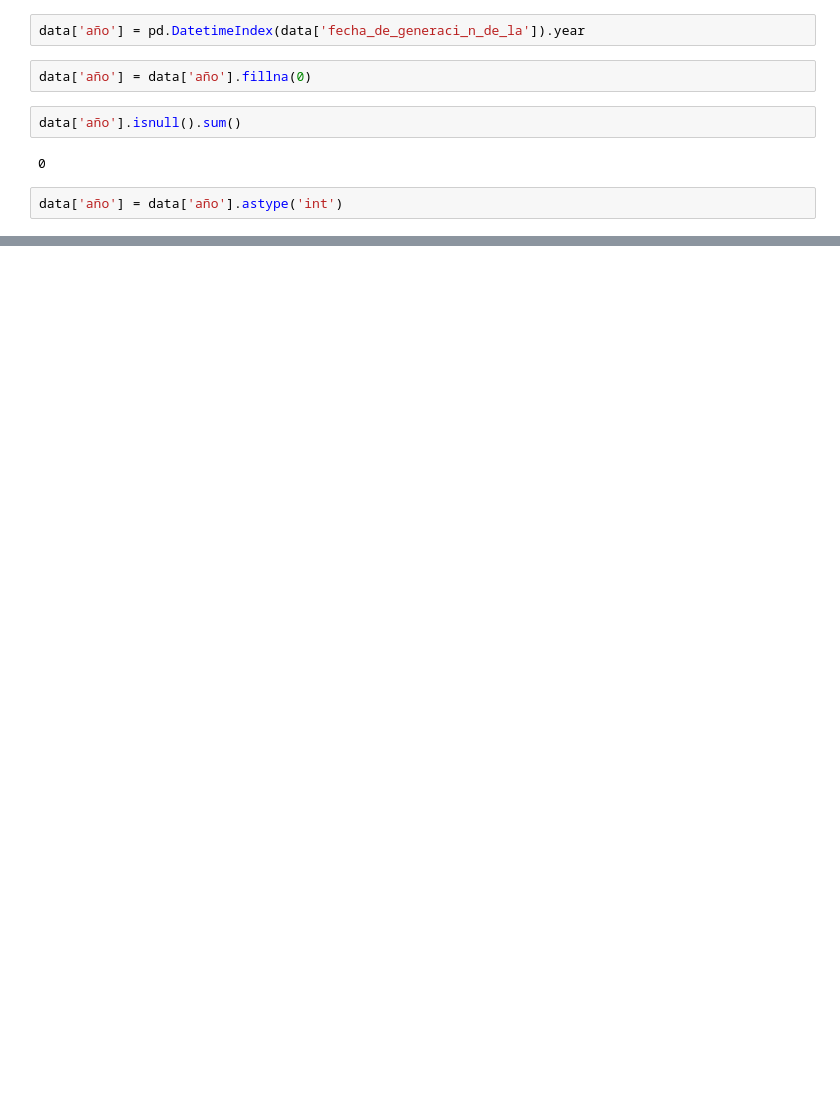
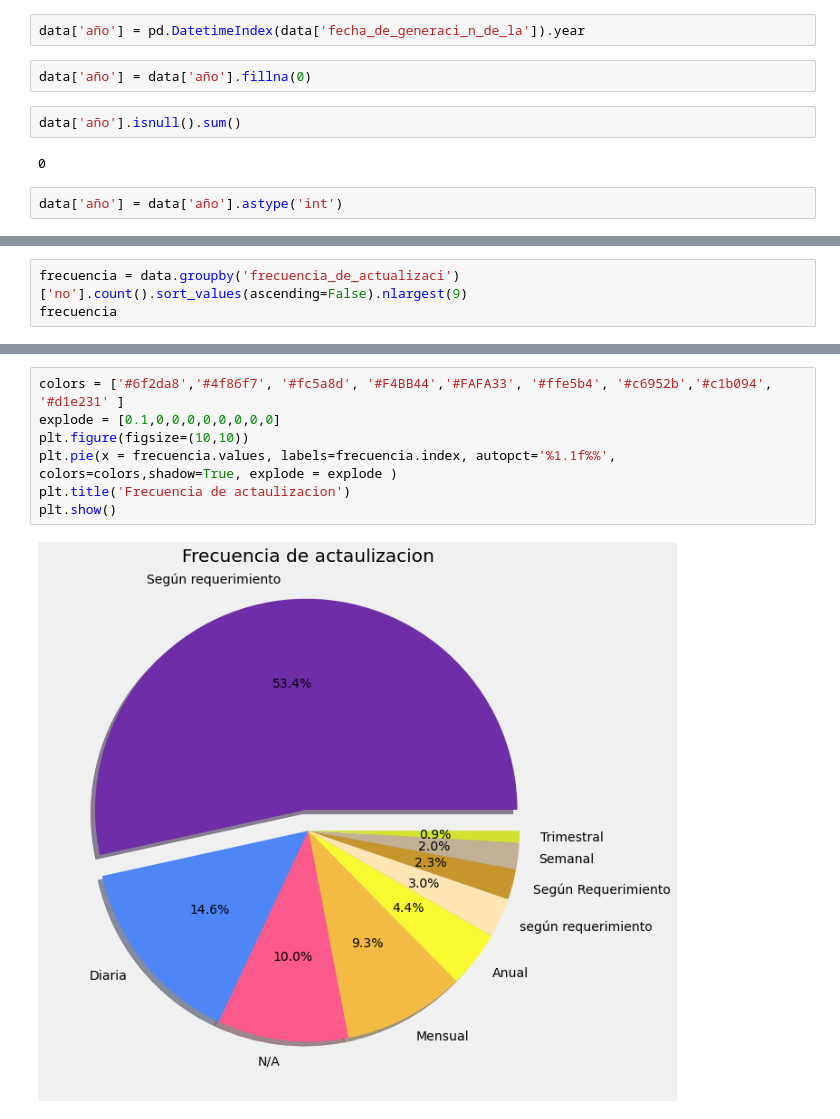
Before and after one commit to danielrodriguez007/Data_Analysis, a Jupyter notebook: UARIV.ipynb, the cells around one changed output, grey strips where cells are left out. Cells and saved outputs as stored; diff of their text form; blank space fills up the shorter version.

```diff
--- a/UARIV.ipynb
+++ b/UARIV.ipynb
@@ -111,0 +192,3 @@ data['año'] = data['año'].astype('int')
+# %%
+frecuencia = data.groupby('frecuencia_de_actualizaci')['no'].count().sort_values(ascending=False).nlargest(9)
+frecuencia
@@ -111,0 +207,9 @@ data['año'] = data['año'].astype('int')
+# %%
+colors = ['#6f2da8','#4f86f7', '#fc5a8d', '#F4BB44','#FAFA33', '#ffe5b4', '#c6952b','#c1b094', '#d1e231' ]
+explode = [0.1,0,0,0,0,0,0,0,0]
+plt.figure(figsize=(10,10))
+plt.pie(x = frecuencia.values, labels=frecuencia.index, autopct='%1.1f%%', colors=colors,shadow=True, explode = explode )
+plt.title('Frecuencia de actaulizacion')
+plt.show()
+# %% [output]
+[figure, added]
```
Also changed, not shown: parts of 12 cells of this notebook.
